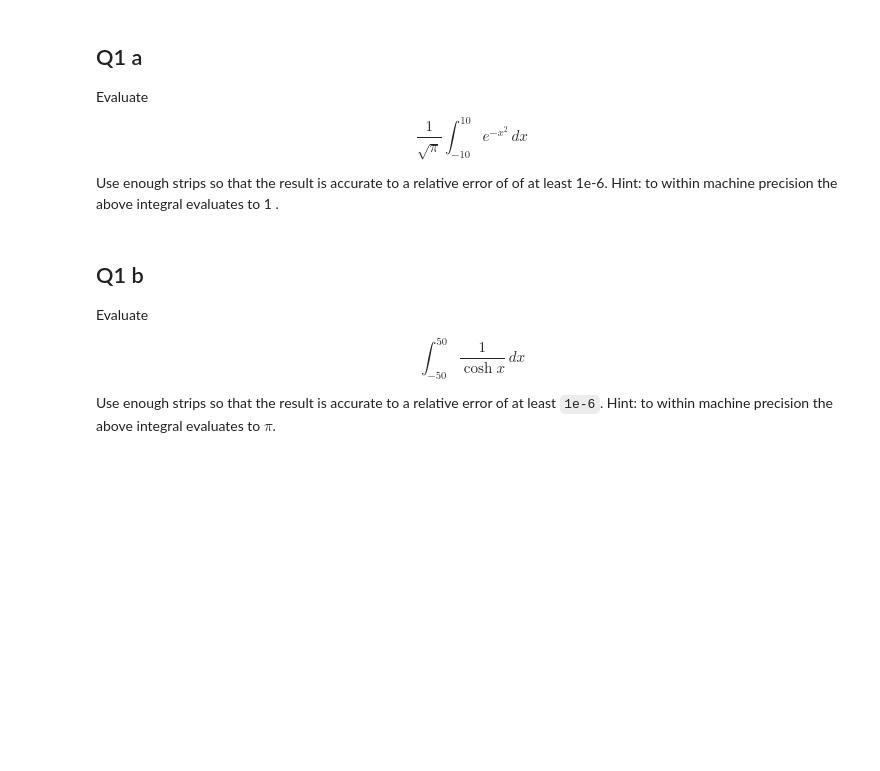
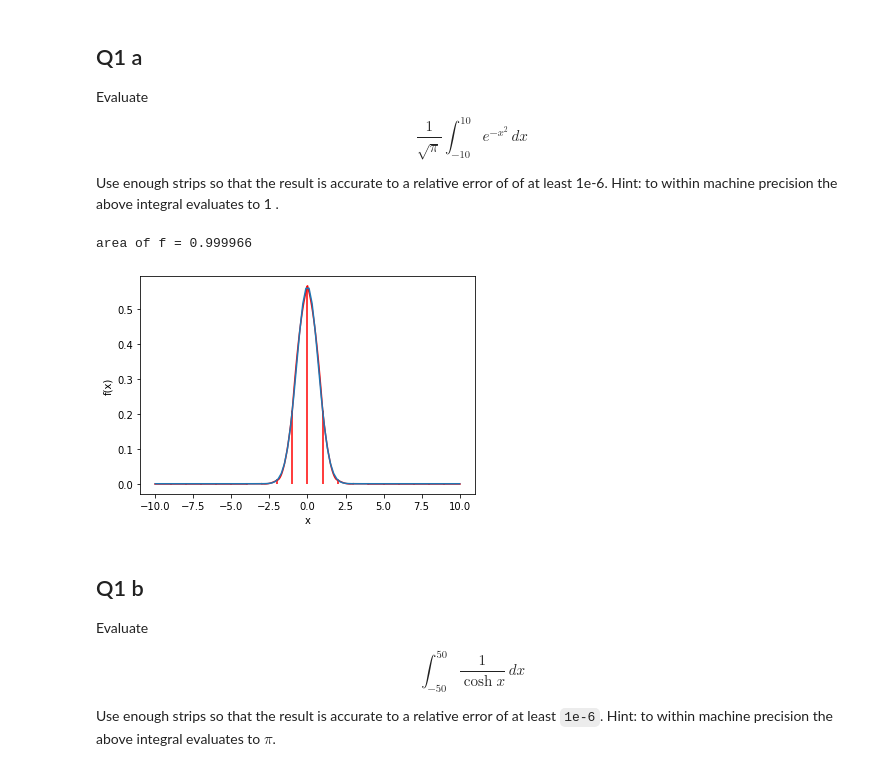
Before and after one commit to Saoirse-M-MacLaughlin/ACM20030-assignments, a Jupyter notebook: Assignment-4.ipynb, the cells around one changed output. Cells and saved outputs as stored; diff of their text form; code cells hidden in the pictures; blank space fills up the shorter version.

```diff
--- a/Assignment-4.ipynb
+++ b/Assignment-4.ipynb
@@ -39,6 +98,15 @@ using Simpson's rule. You can copy code from the [examples repository](https://g
 Evaluate $$ \frac{1}{\sqrt{\pi}}\int^{10}_{-10} e^{-x^2}\, dx$$
 
 Use enough strips so that the result is accurate to a relative error of of at least 1e-6. Hint: to within machine precision the above integral evaluates to  1 .
+# %%
+def f(x):
+    return (np.exp(-x**2))/np.sqrt(np.pi)
+
+Simpsonf = Simpson(f, -10, 10, 20, True)
+print('area of f = ''%.6f' % Simpsonf)
+# %% [output]
+area of f = 0.999966
+[figure, added]
 # %% [markdown]
 ## Q1 b
 
```
Also changed, not shown: parts of 12 cells of this notebook.
